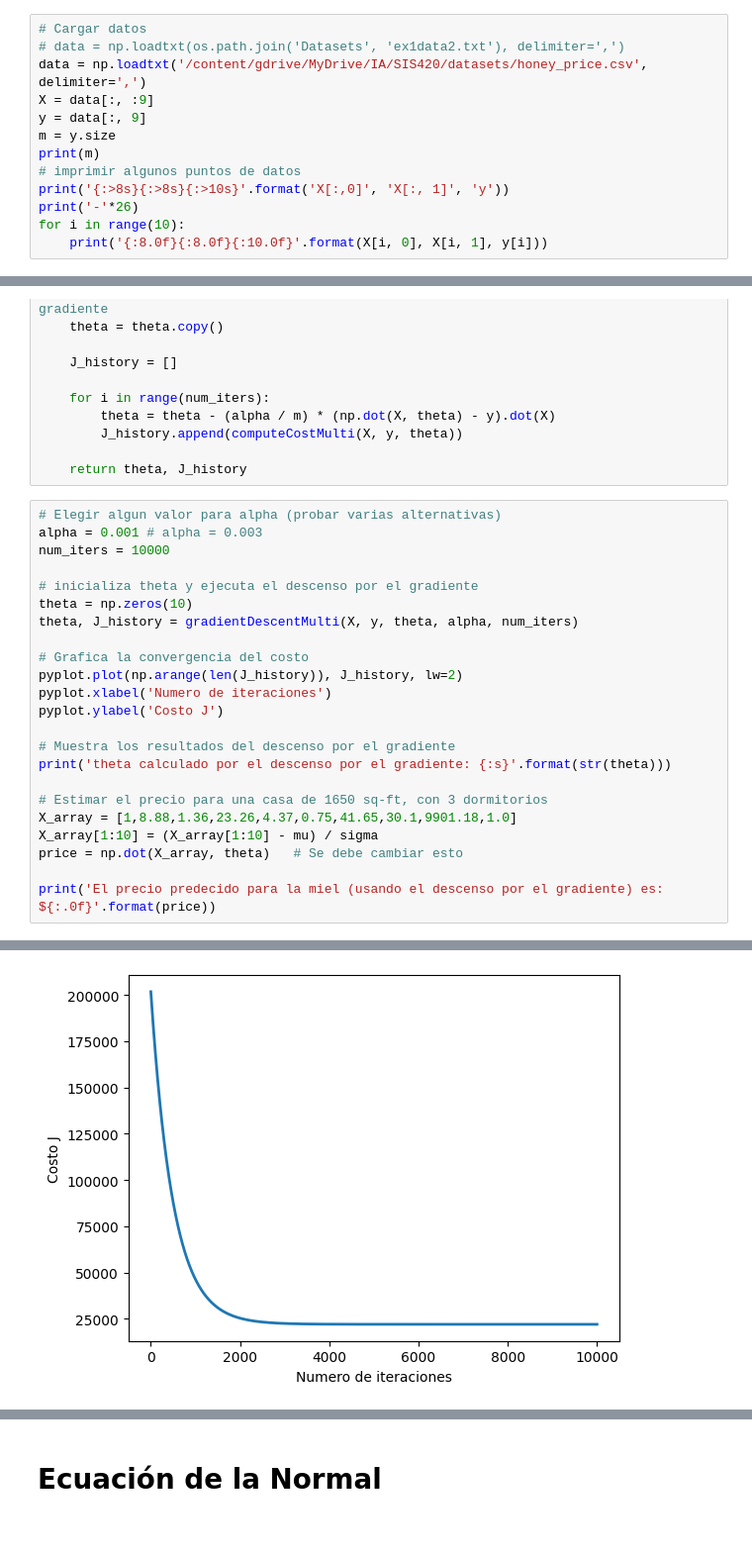
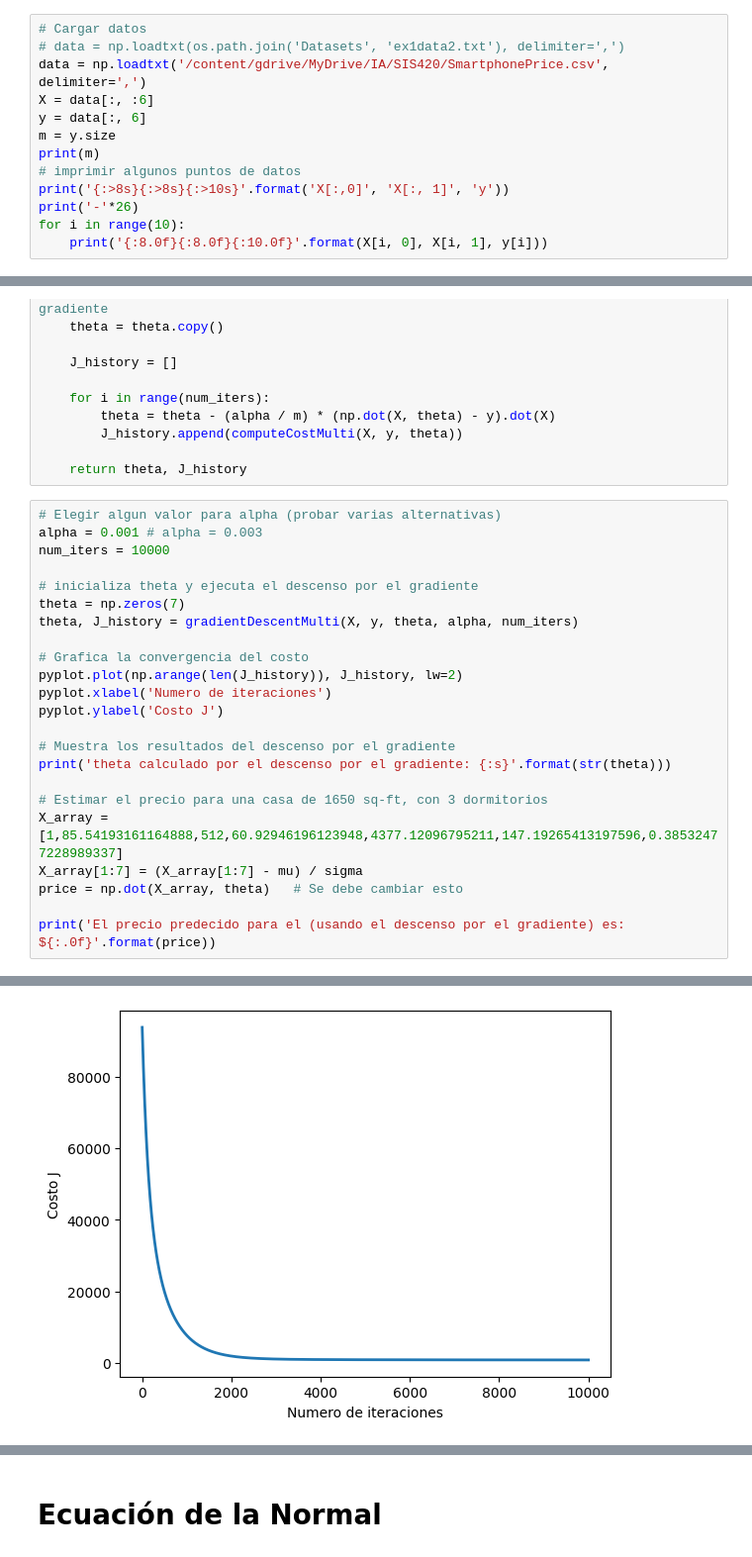
Before and after one commit to ManuelRuaEchalar/SIS420-Inteligencia-Artificial, a Jupyter notebook: Laboratorios/Laboratorio 1/Laboratorio_1_SIS420.ipynb, the cells around one changed output, grey strips where cells are left out. Shown at 99% size. Saved outputs shown, nothing was run; the diff lists cells and outputs as text.

```diff
--- a/Laboratorios/Laboratorio 1/Laboratorio_1_SIS420.ipynb
+++ b/Laboratorios/Laboratorio 1/Laboratorio_1_SIS420.ipynb
@@ -23,9 +23,9 @@ Mounted at /content/gdrive
 # %%
 # Cargar datos
 # data = np.loadtxt(os.path.join('Datasets', 'ex1data2.txt'), delimiter=',')
-data = np.loadtxt('/content/gdrive/MyDrive/IA/SIS420/datasets/honey_price.csv', delimiter=',')
-X = data[:, :9]
-y = data[:, 9]
+data = np.loadtxt('/content/gdrive/MyDrive/IA/SIS420/SmartphonePrice.csv', delimiter=',')
+X = data[:, :6]
+y = data[:, 6]
 m = y.size
 print(m)
 # imprimir algunos puntos de datos
@@ -140,7 +140,7 @@ alpha = 0.001 # alpha = 0.003
 num_iters = 10000
 
 # inicializa theta y ejecuta el descenso por el gradiente
-theta = np.zeros(10)
+theta = np.zeros(7)
 theta, J_history = gradientDescentMulti(X, y, theta, alpha, num_iters)
 
 # Grafica la convergencia del costo
@@ -152,9 +152,9 @@ pyplot.ylabel('Costo J')
 print('theta calculado por el descenso por el gradiente: {:s}'.format(str(theta)))
 
 # Estimar el precio para una casa de 1650 sq-ft, con 3 dormitorios
-X_array = [1,8.88,1.36,23.26,4.37,0.75,41.65,30.1,9901.18,1.0]
-X_array[1:10] = (X_array[1:10] - mu) / sigma
+X_array = [1,85.54193161164888,512,60.92946196123948,4377.12096795211,147.19265413197596,0.38532477228989337]
+X_array[1:7] = (X_array[1:7] - mu) / sigma
 price = np.dot(X_array, theta)   # Se debe cambiar esto
 
-print('El precio predecido para la miel (usando el descenso por el gradiente) es: ${:.0f}'.format(price))
+print('El precio predecido para el (usando el descenso por el gradiente) es: ${:.0f}'.format(price))
 # %% [output]
@@ -165 +164 @@ El precio predecido para la miel (usando el descenso por el gradiente) es: $733
-[figure, old version]
+[figure, new version]
```
Also changed, not shown: parts of 36 cells of this notebook, 2 other files.
